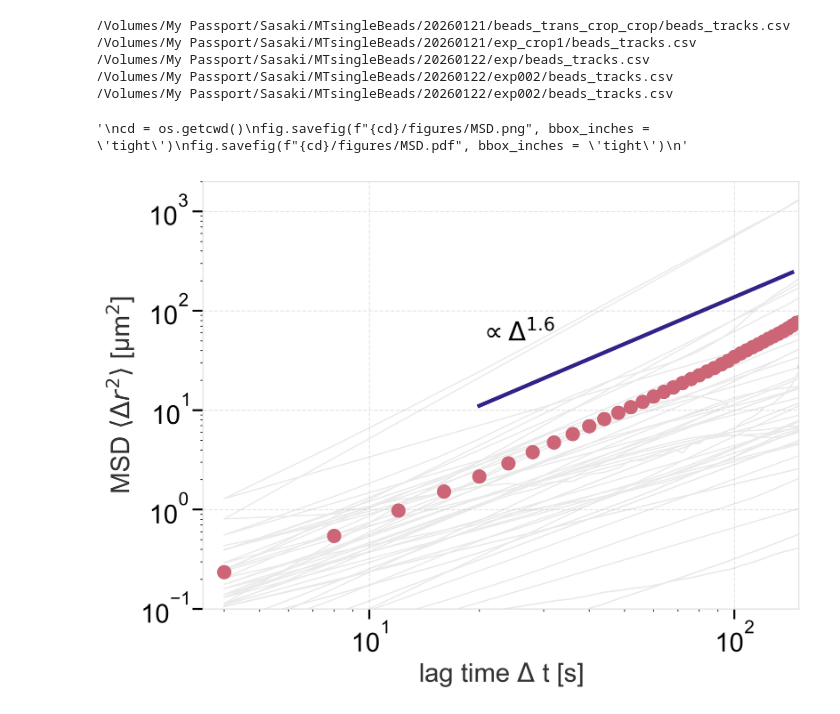
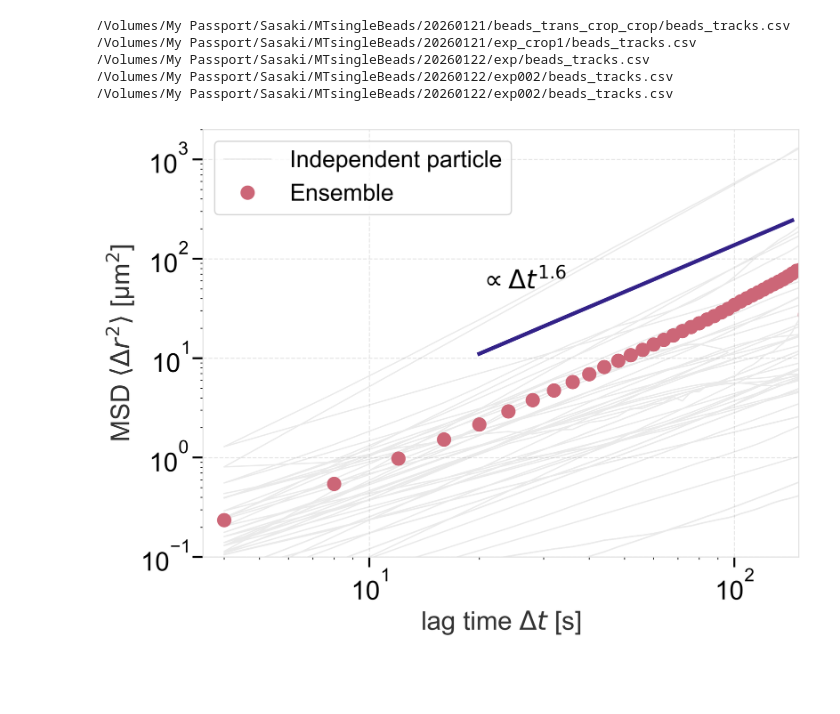
Before and after one commit to wppppupr/MTCargo_analysis, a Jupyter notebook: notebooks/nematicMSD.ipynb, the cells around one changed output. Saved outputs shown, nothing was run; the diff lists cells and outputs as text; code cells hidden in the pictures; blank space fills up the shorter version.

```diff
--- a/notebooks/nematicMSD.ipynb
+++ b/notebooks/nematicMSD.ipynb
@@ -61,38 +61,40 @@ popt, pcov = curve_fit(fm.ln_pl, x, y)
 
 fig, ax = plt.subplots()
 
-ax.plot(I_concat['lag time'], I_concat['MSD'], color='#333333', alpha =0.1, lw=1)
+ax.plot(I_concat['lag time'], I_concat['MSD'], color='#333333', alpha =0.1, lw=1, label='Independent particle')
 
-ax.plot(emsd_combined.index, emsd_combined['MSD'], linestyle = 'None', marker='o', label='experiment')
+ax.plot(emsd_combined.index, emsd_combined['MSD'], linestyle = 'None', marker='o', label='Ensemble')
 """ax.fill_between(emsd_combined.index,
                 emsd_combined['MSD'] - emsd_err_combined,
                 emsd_combined['MSD'] + emsd_err_combined,
                 alpha=0.2)
 """
 
+ax.legend()
+
 xrange = [min_t, max_t]
 
 ax.plot(xrange, fm.power_law(xrange, *popt) * 5, label = f'{popt[1]:.2f}$\\times\\Delta t^{{{popt[0]:.2f}}}$')
-ax.text(20, 5e1, f'$\propto \Delta ^{{{popt[0]:.1f}}}$')
+ax.text(20, 5e1, f'$\propto \Delta t^{{{popt[0]:.1f}}}$')
+
+
 
 ax.set(
     xlim=(3.5e-0, 150),
     ylim=(1e-1, 2e3),
     xscale='log',
     yscale='log',
-    xlabel='lag time $\Delta$ t [s]',
+    xlabel='lag time $\Delta t$ [s]',
     ylabel='MSD $\\langle \\Delta r^2 \\rangle$ [\u03bcm$^2$]'
     )
-"""
+
 cd = os.getcwd()
 fig.savefig(f"{cd}/figures/MSD.png", bbox_inches = 'tight')
 fig.savefig(f"{cd}/figures/MSD.pdf", bbox_inches = 'tight')
-"""
 # %% [output]
 /Volumes/My Passport/Sasaki/MTsingleBeads/20260121/beads_trans_crop_crop/beads_tracks.csv
 /Volumes/My Passport/Sasaki/MTsingleBeads/20260121/exp_crop1/beads_tracks.csv
 /Volumes/My Passport/Sasaki/MTsingleBeads/20260122/exp/beads_tracks.csv
 /Volumes/My Passport/Sasaki/MTsingleBeads/20260122/exp002/beads_tracks.csv
 /Volumes/My Passport/Sasaki/MTsingleBeads/20260122/exp002/beads_tracks.csv
-'\ncd = os.getcwd()\nfig.savefig(f"{cd}/figures/MSD.png", bbox_inches = \'tight\')\nfig.savefig(f"{cd}/figures/MSD.pdf", bbox_inches = \'tight\')\n'
-[figure, old version]
+[figure, new version]
```
Also changed, not shown: 6 other files.
